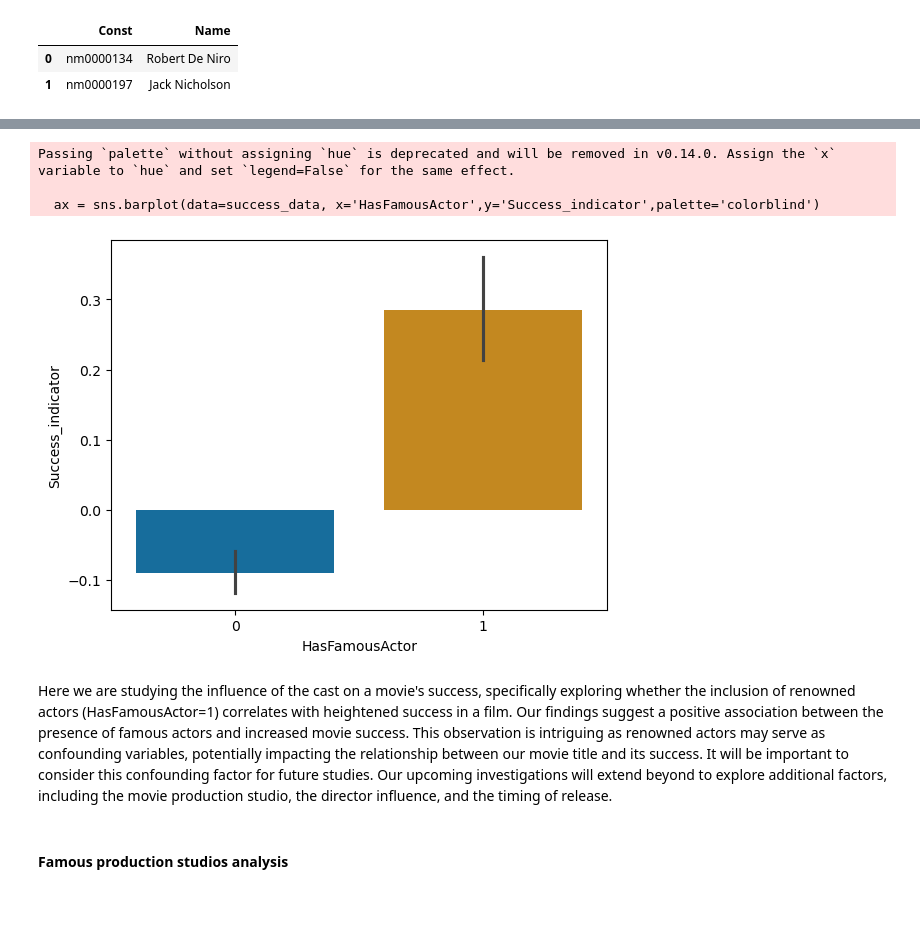
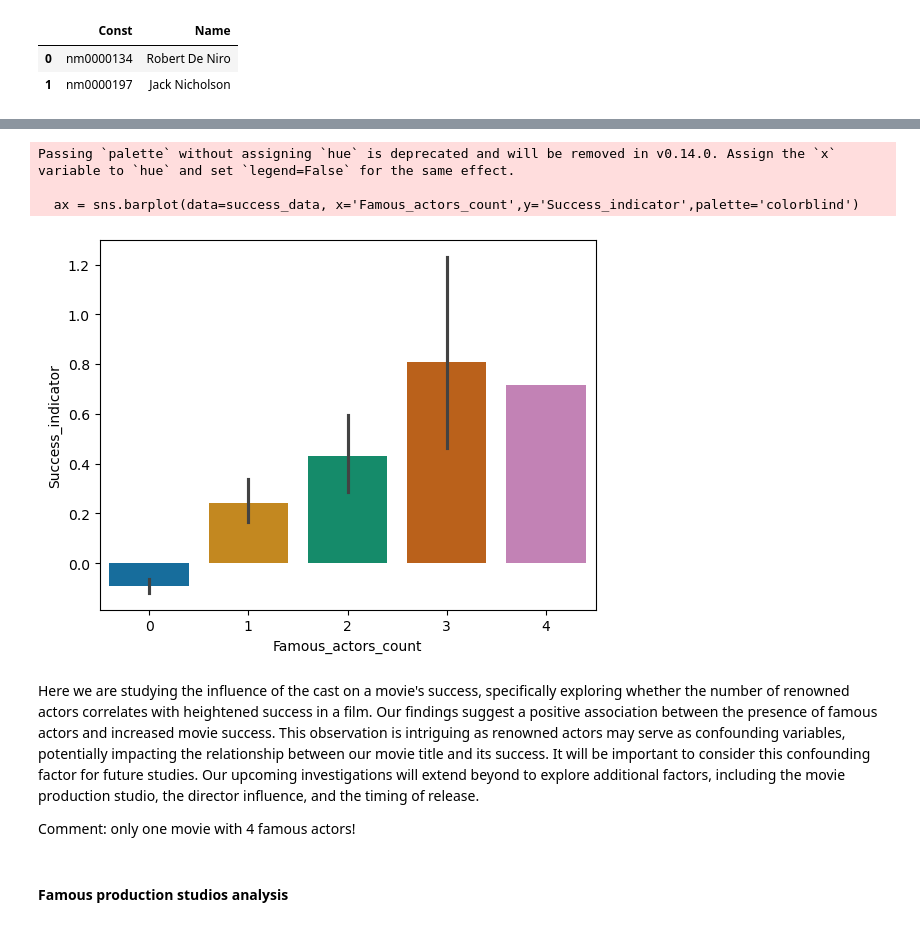
Before and after one commit to epfl-ada/ada-2023-project-randada, a Jupyter notebook: Milestone-3-draft.ipynb, the cells around one changed output, grey strips where cells are left out. Cells and saved outputs as stored; diff of their text form; code cells hidden in the pictures.

Commit message:
Preproccessed + famous actors

```diff
--- a/Milestone-3-draft.ipynb
+++ b/Milestone-3-draft.ipynb
@@ -588,20 +576,34 @@ Size of the dataset with the actors:  (2630, 20)
+# %%
+#We  change the type of object of the actors name (from str to list of str)
+
+success_data['Actor_name']=success_data['Actor_name'].apply(lambda x: x.split(sep=','))
 # %%
 # To be considered as famous, an actor has to be in the famous_actors dataset
-# We create a column to indicate for each movie if it has at least one famous actor.
+# We create a column to indicate for each movie how many famous actors he has.
 
-success_data['HasFamousActor']=success_data['Actor_name'].apply(lambda x: any(actor in x for actor in list(top100actors['Name'])))
+Famous_Actors=[]
+for i in success_data.index:
+    A=0
+    for actor in success_data['Actor_name'][i]:
+        if actor in list(top100actors['Name']):
+            A+=1
+    Famous_Actors.append(A)
+
+
+success_data['Famous_actors_count']=Famous_Actors
 # %%
-# Create a bar plot to visualize the relationship between the presence of famous actors (IsFamousActor=1) and the success indicator of movies
+# Create a bar plot to visualize the relationship between the presence of famous actors  and the success indicator of movies
 
-success_data['HasFamousActor'] = success_data['HasFamousActor'].astype(int)
-ax = sns.barplot(data=success_data, x='HasFamousActor',y='Success_indicator',palette='colorblind')
+ax = sns.barplot(data=success_data, x='Famous_actors_count',y='Success_indicator',palette='colorblind')
 # %% [output]
 Passing `palette` without assigning `hue` is deprecated and will be removed in v0.14.0. Assign the `x` variable to `hue` and set `legend=False` for the same effect.
 
-  ax = sns.barplot(data=success_data, x='HasFamousActor',y='Success_indicator',palette='colorblind')
+  ax = sns.barplot(data=success_data, x='Famous_actors_count',y='Success_indicator',palette='colorblind')
-[figure, old version]
+[figure, new version]
 # %% [markdown]
-Here we are studying the influence of the cast on a movie's success, specifically exploring whether the inclusion of renowned actors (HasFamousActor=1) correlates with heightened success in a film. Our findings suggest a positive association between the presence of famous actors and increased movie success. This observation is intriguing as renowned actors may serve as confounding variables, potentially impacting the relationship between our movie title and its success. It will be important to consider this confounding factor for future studies. Our upcoming investigations will extend beyond to explore additional factors, including the movie production studio, the director influence, and the timing of release.
+Here we are studying the influence of the cast on a movie's success, specifically exploring whether the number of renowned actors correlates with heightened success in a film. Our findings suggest a positive association between the presence of famous actors and increased movie success. This observation is intriguing as renowned actors may serve as confounding variables, potentially impacting the relationship between our movie title and its success. It will be important to consider this confounding factor for future studies. Our upcoming investigations will extend beyond to explore additional factors, including the movie production studio, the director influence, and the timing of release.
+
+Comment: only one movie with 4 famous actors!
 # %% [markdown]
 #### Famous production studios analysis
 # %% [markdown]
```
Also changed, not shown: parts of 13 cells of this notebook, 1 other file.
